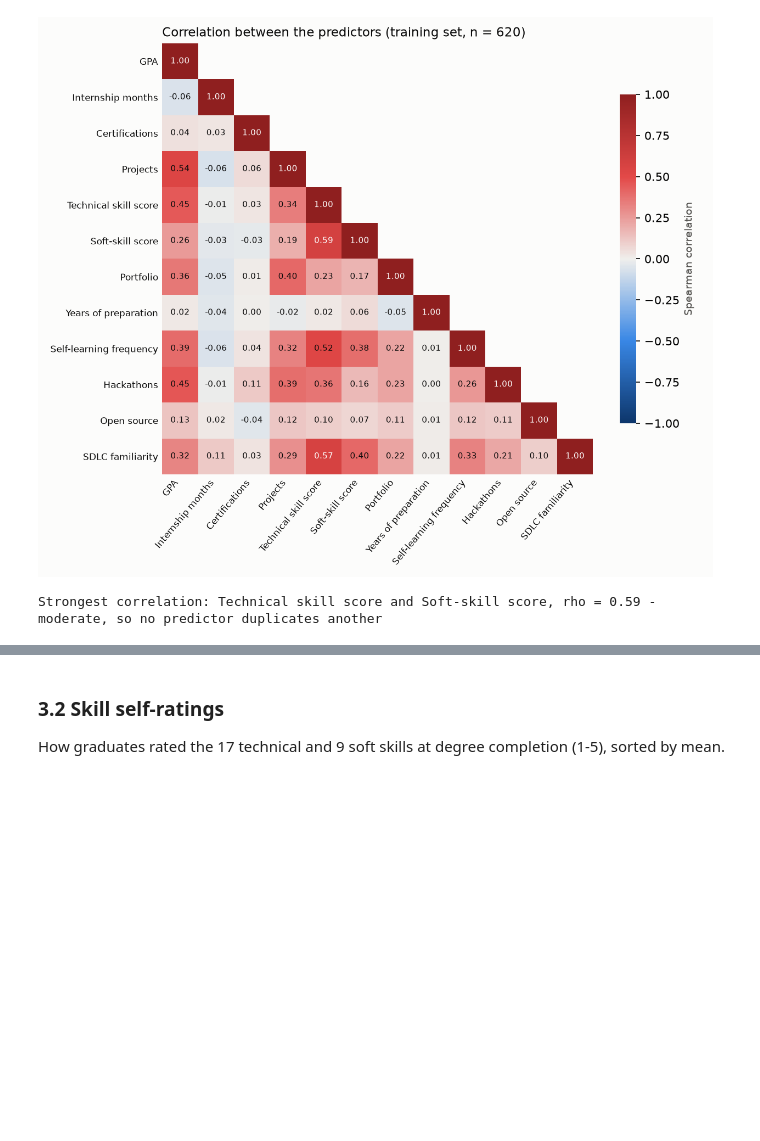
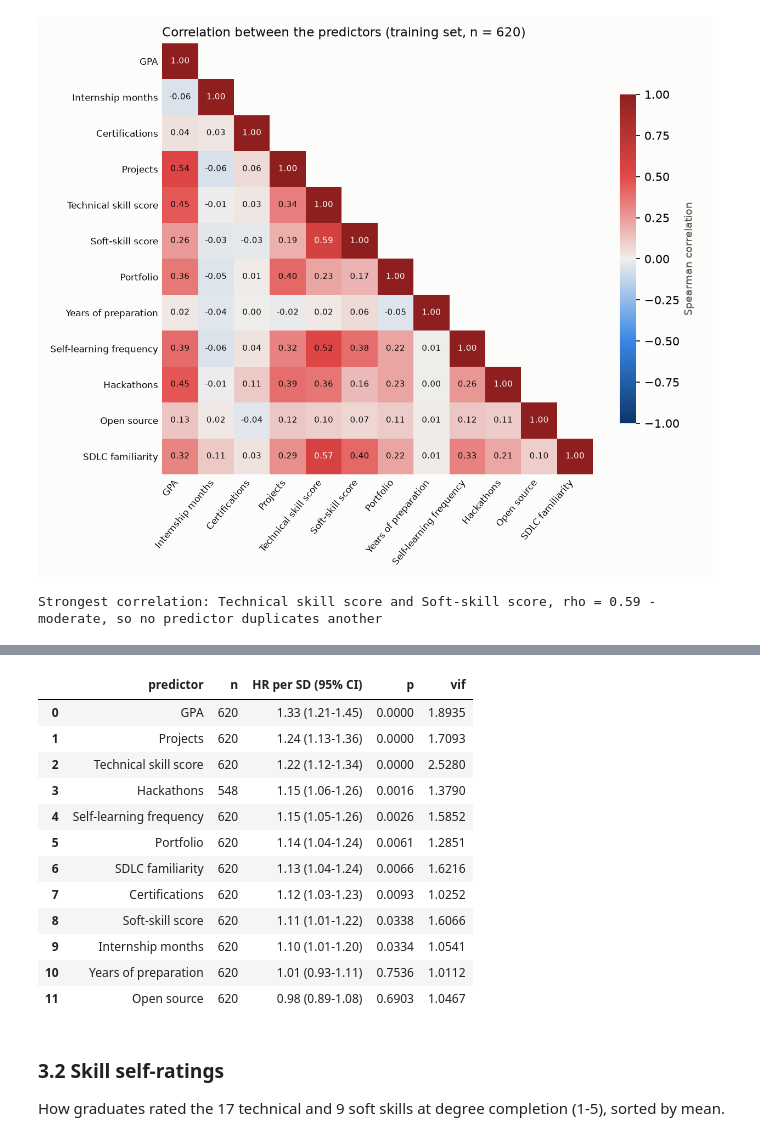
Before and after one commit to ShaznaSalman/final-research-employability-survival_COBSCCOMP24.2P019, a Jupyter notebook: notebooks/research_walkthrough.ipynb, the cells around one changed output, grey strips where cells are left out. Drawn from its saved outputs; the diff is of its cells as text; code cells hidden in the pictures; blank space fills up the shorter version.

```diff
--- a/notebooks/research_walkthrough.ipynb
+++ b/notebooks/research_walkthrough.ipynb
@@ -296,3 +315,23 @@ Strongest correlation: Technical skill score and Soft-skill score, rho = 0.59 -
+# %%
+# ---- Univariate Cox per SD and VIF, training set (core/construct_validity.py) ------------------------------------
+train_scored = construct_validity.with_scores(train)             # adds the block scores and numeric codes
+e2 = construct_validity.univariate_and_vif(train_scored)
+display(e2.assign(**{"HR per SD (95% CI)": e2.apply(lambda r: f"{r.hr:.2f} ({r.lo:.2f}-{r.hi:.2f})", axis=1)})
+        [["predictor", "n", "HR per SD (95% CI)", "p", "vif"]].round(4))
+# %% [output]
+|  | predictor | n | HR per SD (95% CI) | p | vif |
+| 0 | GPA | 620 | 1.33 (1.21-1.45) | 0.0000 | 1.8935 |
+| 1 | Projects | 620 | 1.24 (1.13-1.36) | 0.0000 | 1.7093 |
+| 2 | Technical skill score | 620 | 1.22 (1.12-1.34) | 0.0000 | 2.5280 |
+| 3 | Hackathons | 548 | 1.15 (1.06-1.26) | 0.0016 | 1.3790 |
+| 4 | Self-learning frequency | 620 | 1.15 (1.05-1.26) | 0.0026 | 1.5852 |
+| 5 | Portfolio | 620 | 1.14 (1.04-1.24) | 0.0061 | 1.2851 |
+| 6 | SDLC familiarity | 620 | 1.13 (1.04-1.24) | 0.0066 | 1.6216 |
+| 7 | Certifications | 620 | 1.12 (1.03-1.23) | 0.0093 | 1.0252 |
+| 8 | Soft-skill score | 620 | 1.11 (1.01-1.22) | 0.0338 | 1.6066 |
+| 9 | Internship months | 620 | 1.10 (1.01-1.20) | 0.0334 | 1.0541 |
+| 10 | Years of preparation | 620 | 1.01 (0.93-1.11) | 0.7536 | 1.0112 |
+| 11 | Open source | 620 | 0.98 (0.89-1.08) | 0.6903 | 1.0467 |
 # %% [markdown]
 ### 3.2 Skill self-ratings
 
```
Also changed, not shown: parts of 31 cells of this notebook, 3 other files.
